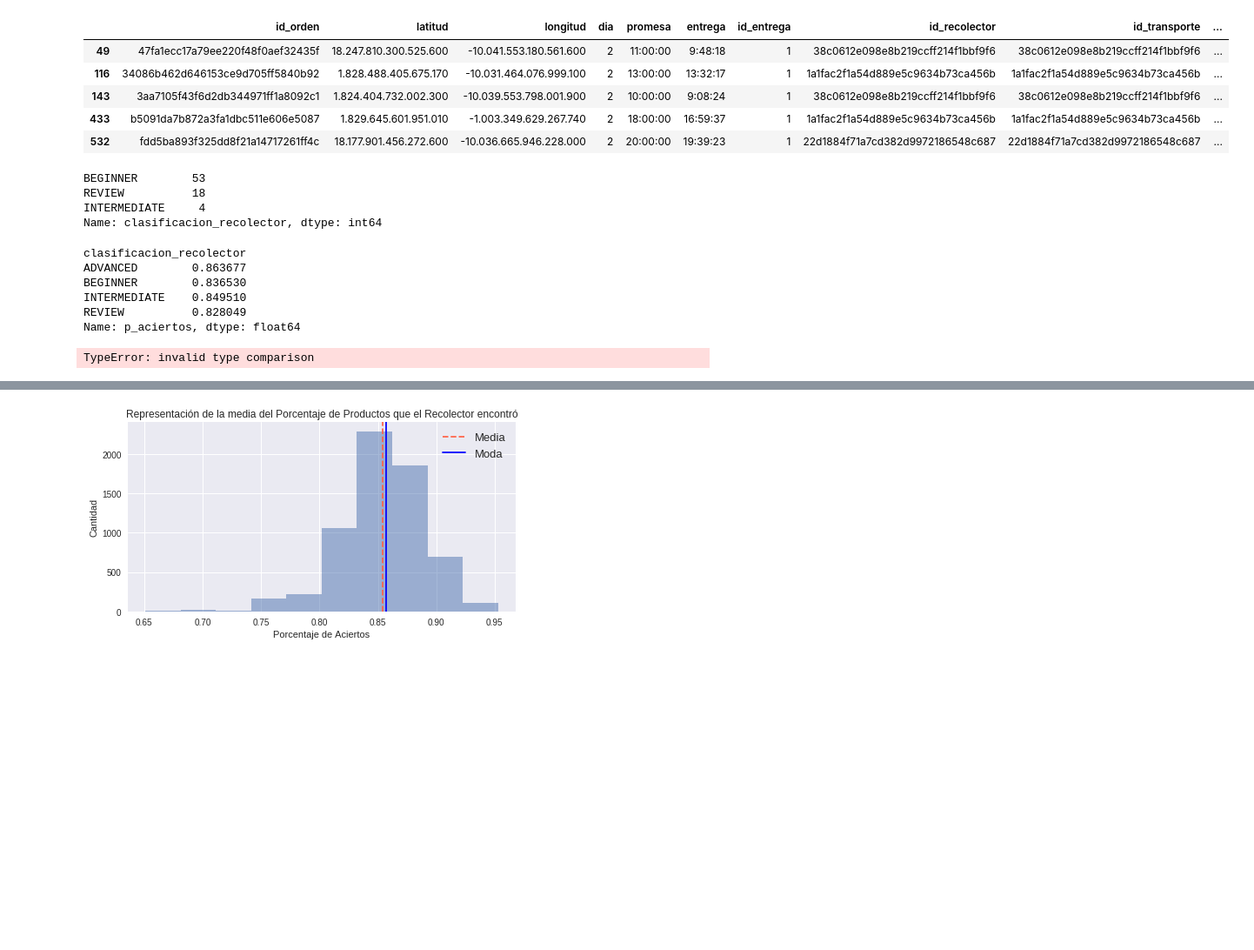
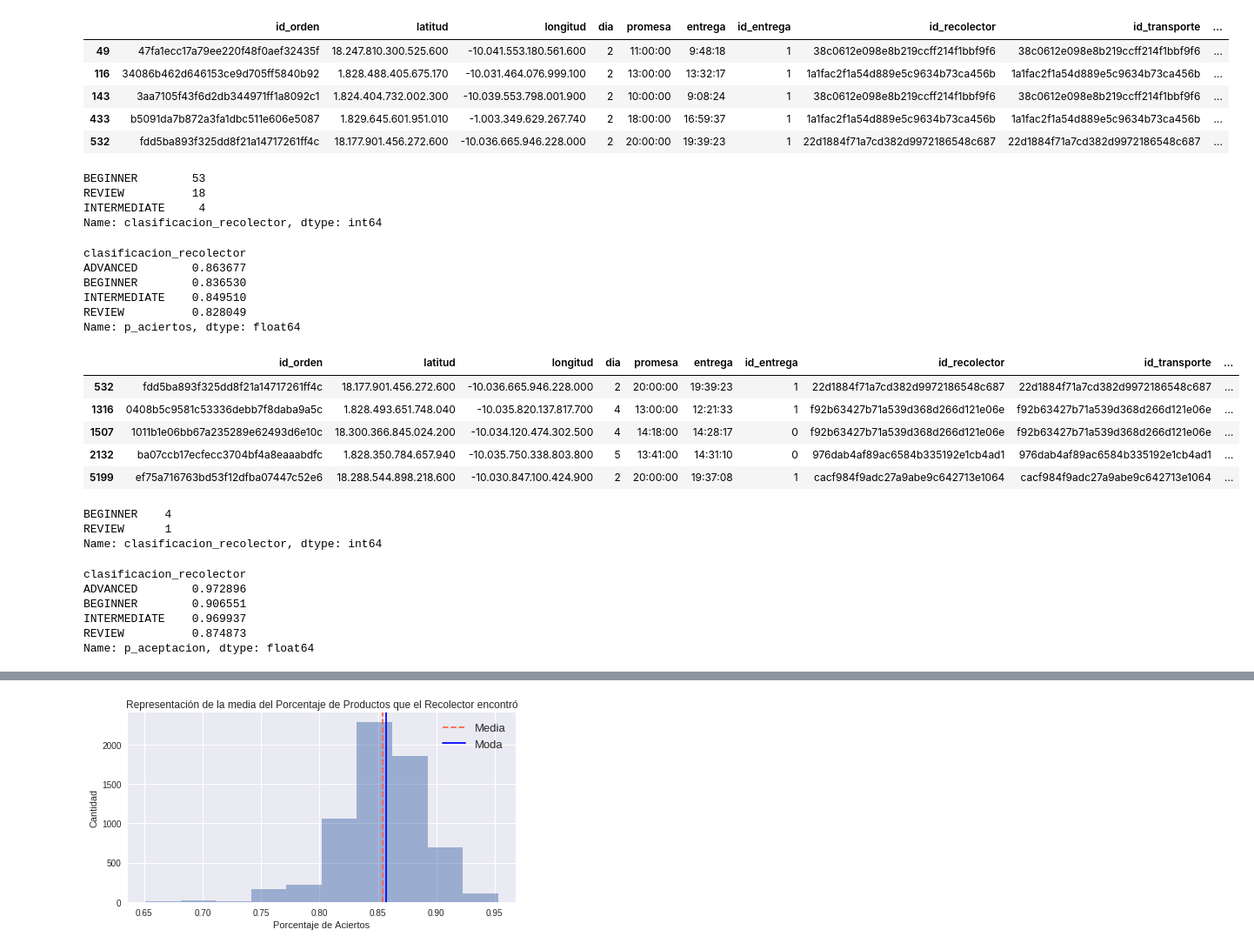
Before and after one commit to callejasv1/proyecto_oraculo, a Jupyter notebook: ProyectoV_Original.ipynb, the cells around one changed output, grey strips where cells are left out. Shown at 87% size. Cells and saved outputs as stored; diff of their text form; code cells hidden in the pictures; blank space fills up the shorter version.

Commit message:
Act dataframe imputado

```diff
--- a/ProyectoV_Original.ipynb
+++ b/ProyectoV_Original.ipynb
@@ -562,11 +563,13 @@ aciertos_advanced.head()
 | 143 | 3aa7105f43f6d2db344971ff1a8092c1 | 1.824.404.732.002.300 | -10.039.553.798.001.900 | 2 | 10:00:00 | 9:08:24 | 1 | 38c0612e098e8b219ccff214f1bbf9f6 | 38c0612e098e8b219ccff214f1bbf9f6 | ... |
 | 433 | b5091da7b872a3fa1dbc511e606e5087 | 1.829.645.601.951.010 | -1.003.349.629.267.740 | 2 | 18:00:00 | 16:59:37 | 1 | 1a1fac2f1a54d889e5c9634b73ca456b | 1a1fac2f1a54d889e5c9634b73ca456b | ... |
 | 532 | fdd5ba893f325dd8f21a14717261ff4c | 18.177.901.456.272.600 | -10.036.665.946.228.000 | 2 | 20:00:00 | 19:39:23 | 1 | 22d1884f71a7cd382d9972186548c687 | 22d1884f71a7cd382d9972186548c687 | ... |
-# %%
-aciertos_advanced.clasificacion_recolector.value_counts()
-# %% [output]
-BEGINNER        53
-REVIEW          18
-INTERMEDIATE     4
-Name: clasificacion_recolector, dtype: int64
+# %%
+#Verificamos cuales son las categorías del atributo de la clasificación del recolector
+#para luego hacer la imputación a ellos
+p_aciertos.clasificacion_recolector.value_counts()
+# %% [output]
+BEGINNER        53
+REVIEW          18
+INTERMEDIATE     4
+Name: clasificacion_recolector, dtype: int64
 # %%
@@ -581,8 +585,41 @@ INTERMEDIATE    0.849510
 REVIEW          0.828049
 Name: p_aciertos, dtype: float64
 # %%
-df_imputados['p_aciertos'] = np.where(df_imputados['p_aciertos'] == 'ADVANCED', 0.863677, df_imputados['p_aciertos'])
-df_imputados['p_aciertos'] = np.where(df_imputados['p_aciertos'] == 'BEGINNER', 0.836530, df_imputados['p_aciertos'])
-df_imputados['p_aciertos'] = np.where(df_imputados['p_aciertos'] == 'INTERMEDIATE', 0.849510, df_imputados['p_aciertos'])
+#Hacemos la imputación de los datos perdidos de p_aciertos con la media del atributo con respecto
+#a la categoría
+
+df_imputados['p_aciertos'] = np.where((df_imputados['clasificacion_recolector'] == 'BEGINNER') &
+                                      (df_imputados['p_aciertos'].isnull()), 0.836530, df_imputados['p_aciertos'])
+
+df_imputados['p_aciertos'] = np.where((df_imputados['clasificacion_recolector'] == 'REVIEW') &
+                                      (df_imputados['p_aciertos'].isnull()), 0.828049, df_imputados['p_aciertos'])
+
+df_imputados['p_aciertos'] = np.where((df_imputados['clasificacion_recolector'] == 'INTERMEDIATE') &
+                                      (df_imputados['p_aciertos'].isnull()), 0.849510, df_imputados['p_aciertos'])
-# %% [output]
-TypeError: invalid type comparison
+# %%
+#Aislamos los casos de p_aceptacion
+p_aceptacion = df_imputados[df_imputados['p_aceptacion'].isnull()]
+p_aceptacion.head()
+# %% [output]
+|  | id_orden | latitud | longitud | dia | promesa | entrega | id_entrega | id_recolector | id_transporte | ... |
+| 532 | fdd5ba893f325dd8f21a14717261ff4c | 18.177.901.456.272.600 | -10.036.665.946.228.000 | 2 | 20:00:00 | 19:39:23 | 1 | 22d1884f71a7cd382d9972186548c687 | 22d1884f71a7cd382d9972186548c687 | ... |
+| 1316 | 0408b5c9581c53336debb7f8daba9a5c | 1.828.493.651.748.040 | -10.035.820.137.817.700 | 4 | 13:00:00 | 12:21:33 | 1 | f92b63427b71a539d368d266d121e06e | f92b63427b71a539d368d266d121e06e | ... |
+| 1507 | 1011b1e06bb67a235289e62493d6e10c | 18.300.366.845.024.200 | -10.034.120.474.302.500 | 4 | 14:18:00 | 14:28:17 | 0 | f92b63427b71a539d368d266d121e06e | f92b63427b71a539d368d266d121e06e | ... |
+| 2132 | ba07ccb17ecfecc3704bf4a8eaaabdfc | 1.828.350.784.657.940 | -10.035.750.338.803.800 | 5 | 13:41:00 | 14:31:10 | 0 | 976dab4af89ac6584b335192e1cb4ad1 | 976dab4af89ac6584b335192e1cb4ad1 | ... |
+| 5199 | ef75a716763bd53f12dfba07447c52e6 | 18.288.544.898.218.600 | -10.030.847.100.424.900 | 2 | 20:00:00 | 19:37:08 | 1 | cacf984f9adc27a9abe9c642713e1064 | cacf984f9adc27a9abe9c642713e1064 | ... |
+# %%
+p_aceptacion.clasificacion_recolector.value_counts()
+# %% [output]
+BEGINNER    4
+REVIEW      1
+Name: clasificacion_recolector, dtype: int64
+# %%
+media_cr = df_imputados.groupby('clasificacion_recolector')['p_aceptacion'].mean()
+media_cr
+# %% [output]
+clasificacion_recolector
+ADVANCED        0.972896
+BEGINNER        0.906551
+INTERMEDIATE    0.969937
+REVIEW          0.874873
+Name: p_aceptacion, dtype: float64
```
Also changed, not shown: parts of 17 cells of this notebook.
